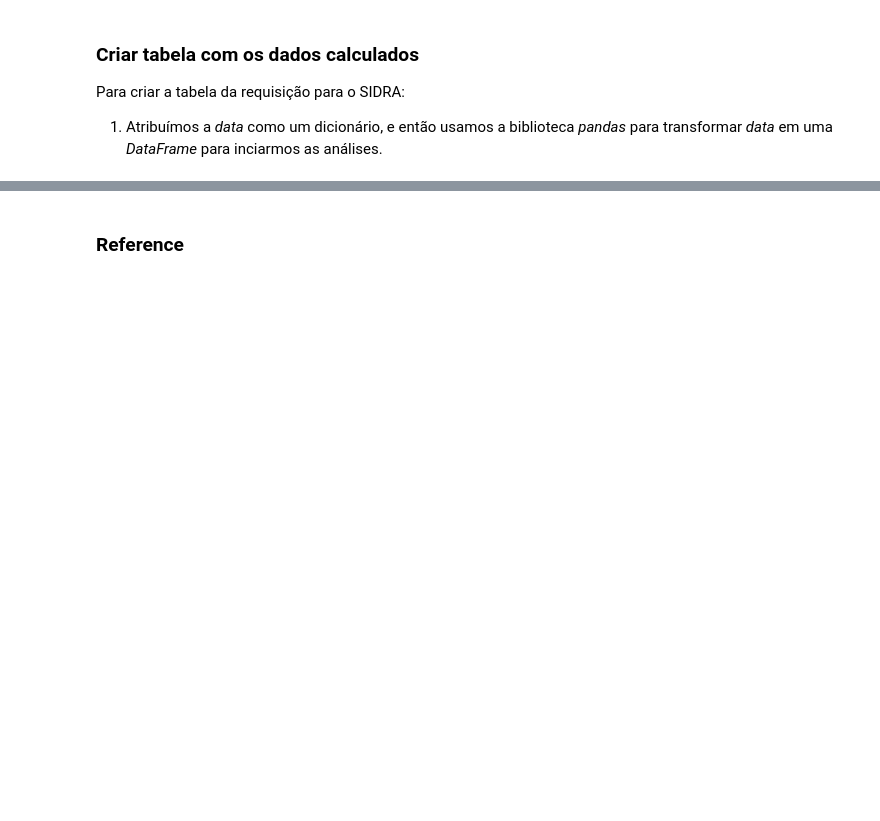
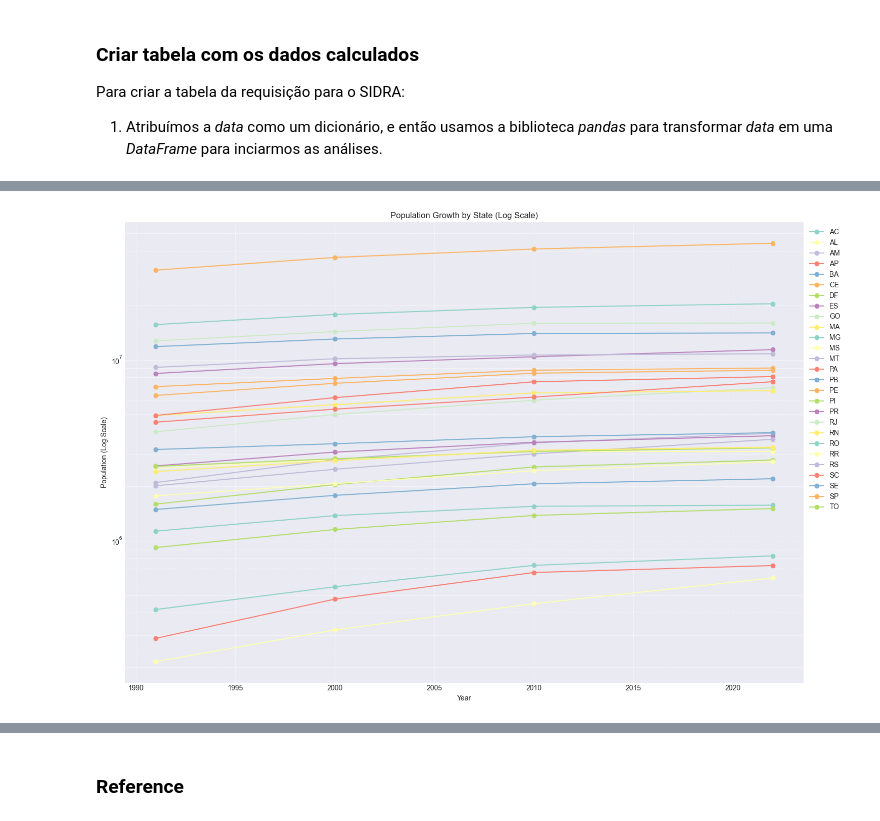
Before and after one commit to jlfenerich/project.censo-dataviz, a Jupyter notebook: notebooks/analysis1_population_growth.ipynb, the cells around one changed output, grey strips where cells are left out. Drawn from its saved outputs; the diff is of its cells as text; code cells hidden in the pictures; blank space fills up the shorter version.

```diff
--- a/notebooks/analysis1_population_growth.ipynb
+++ b/notebooks/analysis1_population_growth.ipynb
@@ -121,0 +153,17 @@ plt.show()
+# %%
+plt.figure(figsize=(15, 10))
+
+# Iterando por cada estado e plotando no gráfico
+for state in state_population_pivot.index:
+    plt.plot(state_population_pivot.columns, state_population_pivot.loc[state], label=state, marker='o')
+
+plt.yscale('log')  # Definindo a escala do eixo Y para logarítmica
+plt.title('Population Growth by State (Log Scale)')
+plt.xlabel('Year')
+plt.ylabel('Population (Log Scale)')
+plt.legend(loc='upper left', bbox_to_anchor=(1,1))
+plt.grid(True, which='both', linestyle='--', linewidth=0.5)
+plt.tight_layout()
+plt.show()
+# %% [output]
+[figure, added]
```
Also changed, not shown: parts of 15 cells of this notebook.
